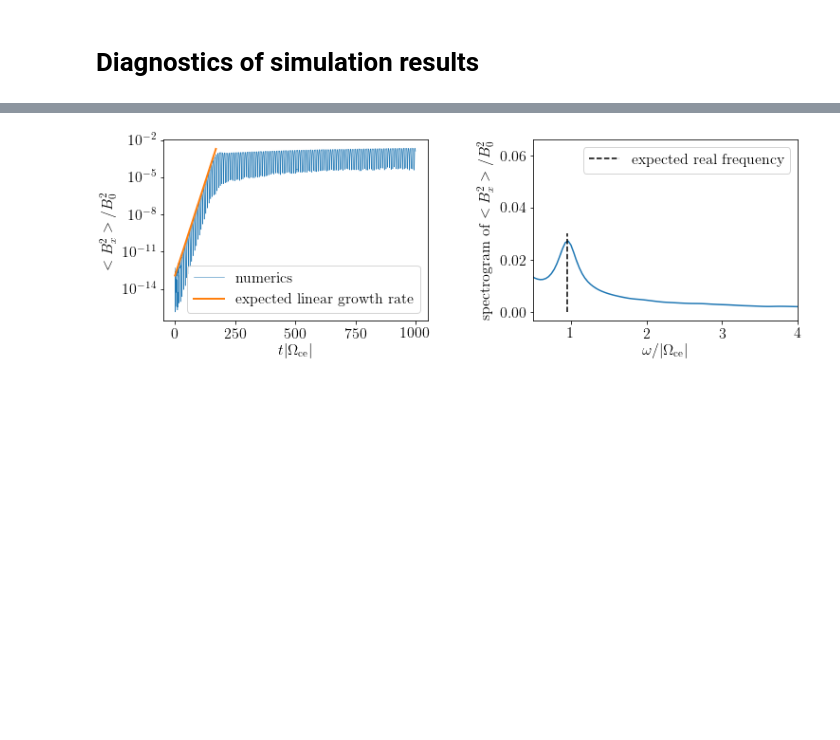
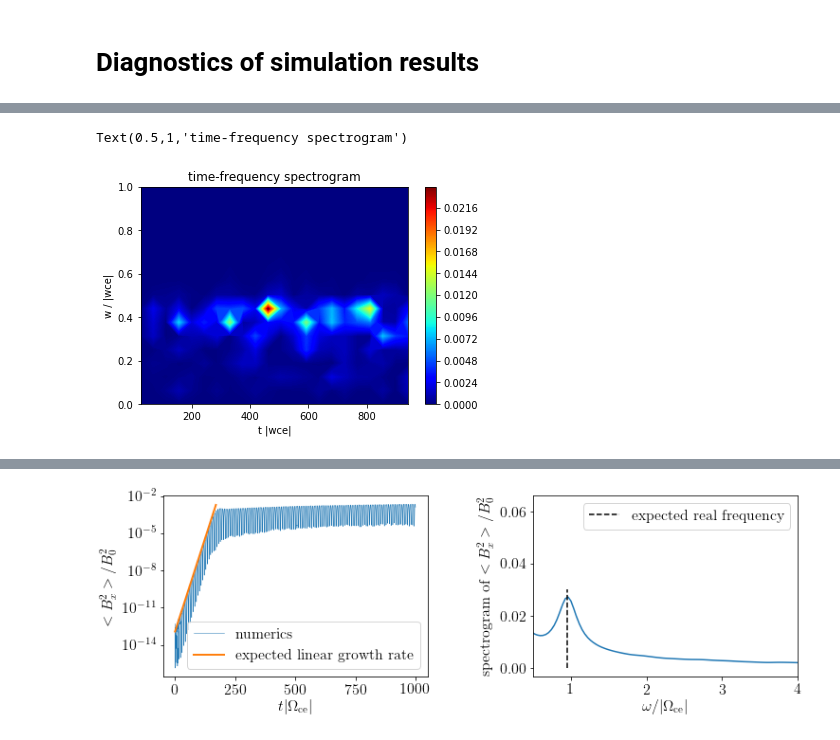
Before and after one commit to ratnania/mhd, a Jupyter notebook: 02_Hybrid/03_Diagnostics.ipynb, the cells around one changed output, grey strips where cells are left out. Saved outputs shown, nothing was run; the diff lists cells and outputs as text; code cells hidden in the pictures; blank space fills up the shorter version.

```diff
--- a/02_Hybrid/03_Diagnostics.ipynb
+++ b/02_Hybrid/03_Diagnostics.ipynb
@@ -190,0 +222,8 @@ Text(0.5,1,'time-frequency spectrogram')
+# %%
+Bx = np.zeros(Nt+1)
+
+for i in range(0,Nt+1):
+    Bx[i] = evaluation(bjx[i],basis,20,p,bcs)
+# %% [output]
+Text(0.5,1,'time-frequency spectrogram')
+[figure, added]
```
Also changed, not shown: parts of 8 cells of this notebook, 4 other files.
